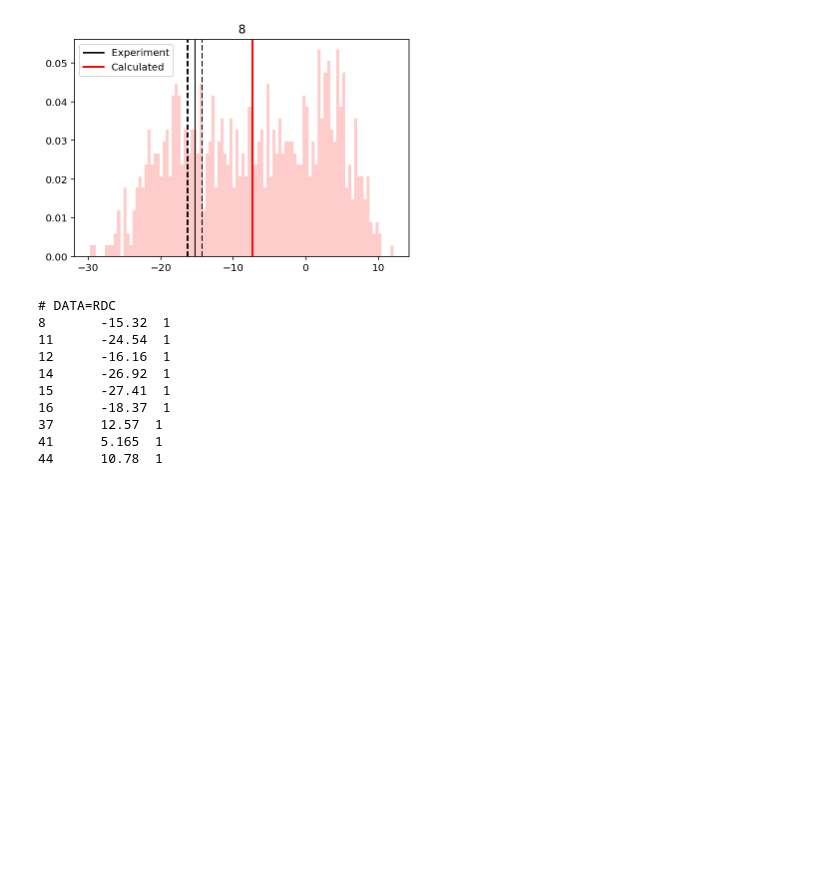
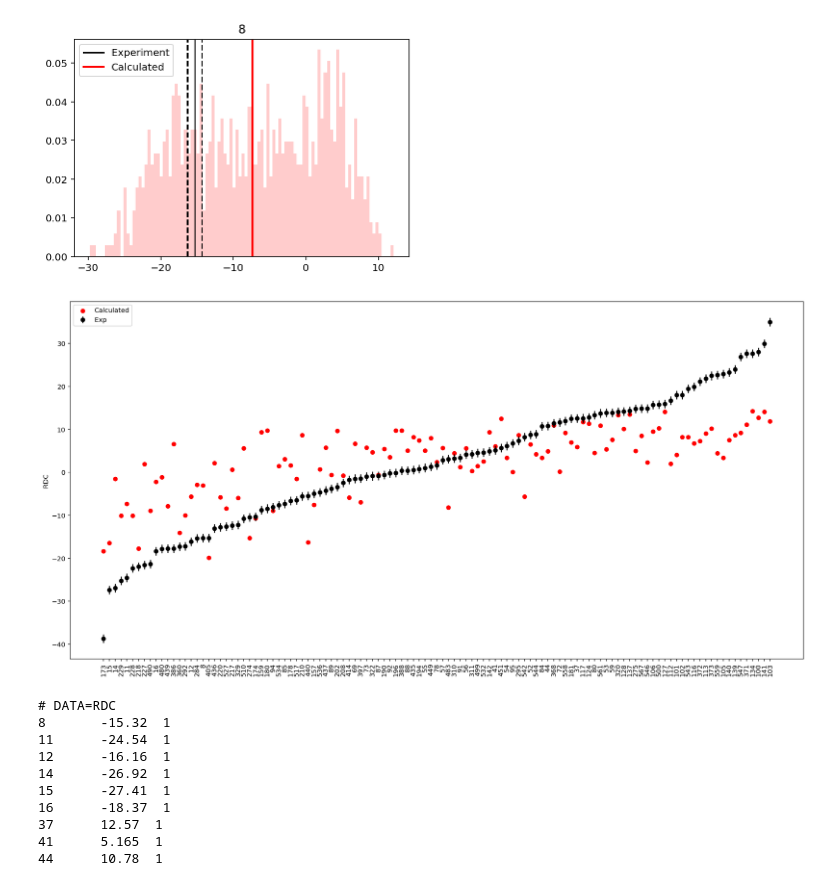
Before and after one commit to PotoyanGroup/Seq2Ensemble, a Jupyter notebook: ColabOpenAWSEM.ipynb, the cells around one changed output. Drawn from its saved outputs; the diff is of its cells as text; code cells hidden in the pictures; blank space fills up the shorter version.

```diff
--- a/ColabOpenAWSEM.ipynb
+++ b/ColabOpenAWSEM.ipynb
@@ -518,6 +518,23 @@ plt.legend()
 # %% [output]
 <matplotlib.legend.Legend at 0x...>
 [figure]
+# %%
+# below line was in original BME notebook, probably to skip the pdb id column
+# changed to use all columns since they're all rdc values in this version
+#averages = np.average(calc[:,1:],axis=0)
+averages = np.average(calc[:,:],axis=0)
+idx_ordered = np.argsort(exp[:,0])
+
+fig, ax = plt.subplots(figsize=(20, 10))
+
+xx = range(len(labels))
+plt.errorbar(xx, exp[idx_ordered,0],exp[idx_ordered,1],c='k',fmt="o",label="Exp")
+plt.scatter(xx,averages[idx_ordered],c='r',label="Calculated")
+plt.legend()
+plt.ylabel("RDC")
+_ = plt.xticks(xx,[labels[l] for l in idx_ordered],rotation=90)
+# %% [output]
+[figure, added]
 # %%
 # format rdc file for BME
 with open('bme_rdcs.dat','w') as f:
```
